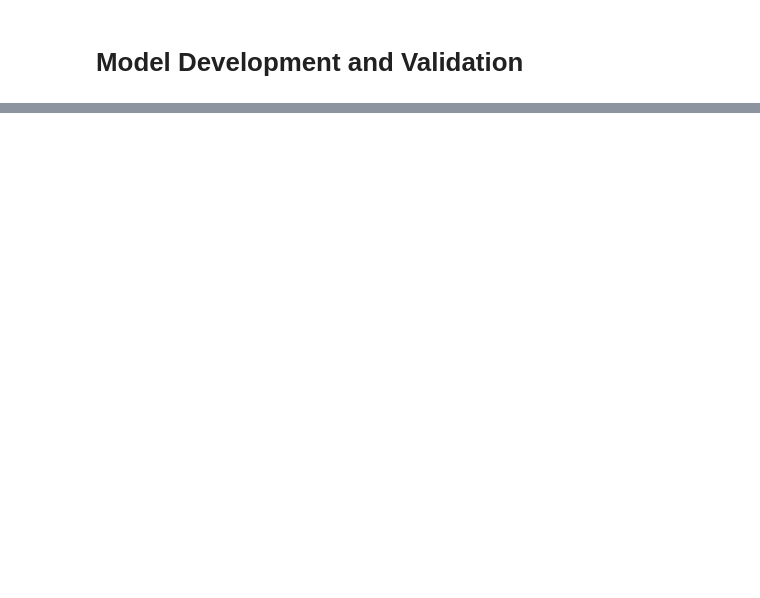
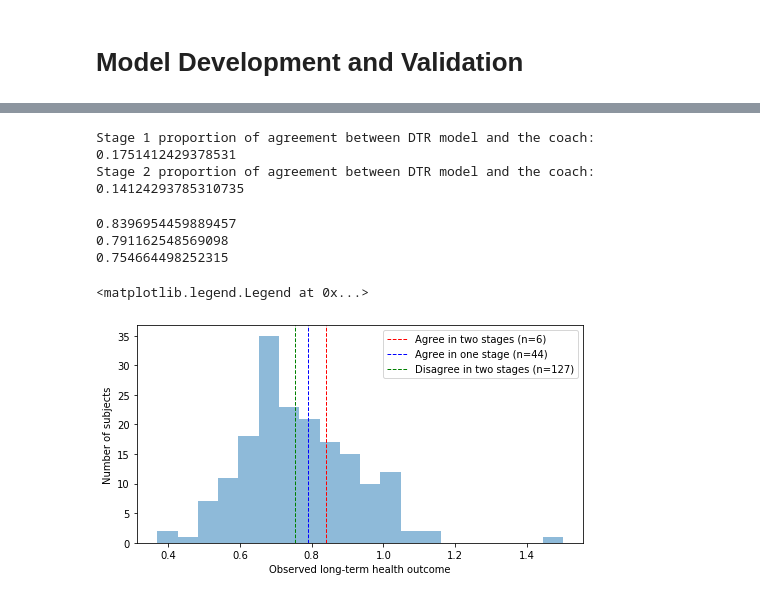
Before and after one commit to hamilton-health-sciences/diabetes_coaching, a Jupyter notebook: Code.ipynb, the cells around one changed output, grey strips where cells are left out. Saved outputs shown, nothing was run; the diff lists cells and outputs as text; code cells hidden in the pictures; blank space fills up the shorter version.

Commit message:
Add models

```diff
--- a/Code.ipynb
+++ b/Code.ipynb
@@ -269,13 +323,10 @@ y2 = data[data['VISIT']==2][['outcome', 'id']]
 A1 = data[data['VISIT']==1][['action', 'id']]
 A2 = data[data['VISIT']==2][['action', 'id']]
 
-df1 = reduce(lambda x,y: pd.merge(x, y, on = 'id'), [X1, A1, y1])
-df2 = reduce(lambda x,y: pd.merge(x, y, on = 'id'), [X2, A2, y2])
+df1 = reduce(lambda x,y: pd.merge(x, y, on = 'id'), [X1, A1, y1]); df1.columns = df1.columns+'_1'
+df2 = reduce(lambda x,y: pd.merge(x, y, on = 'id'), [X2, A2, y2]); df2.columns = df2.columns+'_2'
+df = pd.merge(df1, df2, left_on = 'id_1', right_on = 'id_2').drop(columns = ['id_1', 'id_2'])
 
-df1.columns = df1.columns+'_1'
-df2.columns = df2.columns+'_2'
-
-df = pd.merge(df1, df2, left_on = 'id_1', right_on = 'id_2').drop(columns = ['id_1', 'id_2'])
 cols = df.columns.to_list()
 
 cat_idx_stage1 = [df.columns.get_loc(c) for c in [col+'_1' for col in covariate_cat+['action']] if c in df]
@@ -379,0 +461,47 @@ print(ttest_rel(res['objective_function'], res_obs['objective_function']))
+# %%
+# Compute the clinical agreement between the diabetes coach and the model
+res_1 = pd.concat([res_stage1, A1[['action']].reset_index(drop=True)], axis = 1)
+res_1 = res_1.merge(df[['outcome_1']].reset_index(), on = res_1.index)
+res_2 = pd.concat([res_stage2, A2[['action']].reset_index(drop=True)], axis = 1)
+res_2 = res_2.merge(df[['outcome_2']].reset_index(), on = res_2.index)
+agree_stage_1 = res_1[res_1['action_1']==res_1['action']]
+agree_stage_2 = res_2[res_2['action_2']==res_2['action']]
+print('Stage 1 proportion of agreement between DTR model and the coach:', agree_stage_1.shape[0]/res_1.shape[0])
+print('Stage 2 proportion of agreement between DTR model and the coach:', agree_stage_2.shape[0]/res_2.shape[0])
+# %% [output]
+Stage 1 proportion of agreement between DTR model and the coach: 0.1751412429378531
+Stage 2 proportion of agreement between DTR model and the coach: 0.14124293785310735
+# %%
+# Result visualization
+
+# Observed outcome of patients where diabetes coach agreed with the model in two stages
+agree_two_stages = list(set(agree_stage_1.index.to_list()).intersection(agree_stage_2.index.to_list()))
+outcome_agree2 = df[df.index.isin(agree_two_stages)]['outcome_1']+df[df.index.isin(agree_two_stages)]['outcome_2']
+print(outcome_agree2.mean())
+
+# Observed outcome of patients where diabetes coach agreed with the model in either stage (stage 1 or 2, but not both stages)
+agree_either_stage = np.setdiff1d(list(set(agree_stage_1.index.to_list() + agree_stage_2.index.to_list())), agree_two_stages)
+outcome_agree1 = df[df.index.isin(agree_either_stage)]['outcome_1']+df[df.index.isin(agree_either_stage)]['outcome_2']
+print(outcome_agree1.mean())
+
+# Observed outcome of patients where diabetes coach did NOT agree with the model in two stages
+disagree = np.setdiff1d(np.setdiff1d(df.index, agree_either_stage), agree_two_stages)
+outcome_disagree = df[df.index.isin(disagree)]['outcome_1']+df[df.index.isin(disagree)]['outcome_2']
+print(outcome_disagree.mean())
+
+# histogram
+x = df['outcome_1']+df['outcome_2']
+plt.figure(figsize=(8, 4))
+plt.hist(x, bins = 20, alpha = 0.5)
+plt.axvline(outcome_agree2.mean(), color='red', linestyle='dashed', linewidth=1, label='Agree in two stages (n=6)')
+plt.axvline(outcome_agree1.mean(), color='blue', linestyle='dashed', linewidth=1, label='Agree in one stage (n=44)')
+plt.axvline(outcome_disagree.mean(), color='green', linestyle='dashed', linewidth=1, label='Disagree in two stages (n=127)')
+plt.xlabel("Observed long-term health outcome")
+plt.ylabel("Number of subjects")
+plt.legend(loc='upper right')
+# %% [output]
+0.8396954459889457
+0.791162548569098
+0.754664498252315
+<matplotlib.legend.Legend at 0x...>
+[figure, added]
```
Also changed, not shown: parts of 13 cells of this notebook, 5 other files.
